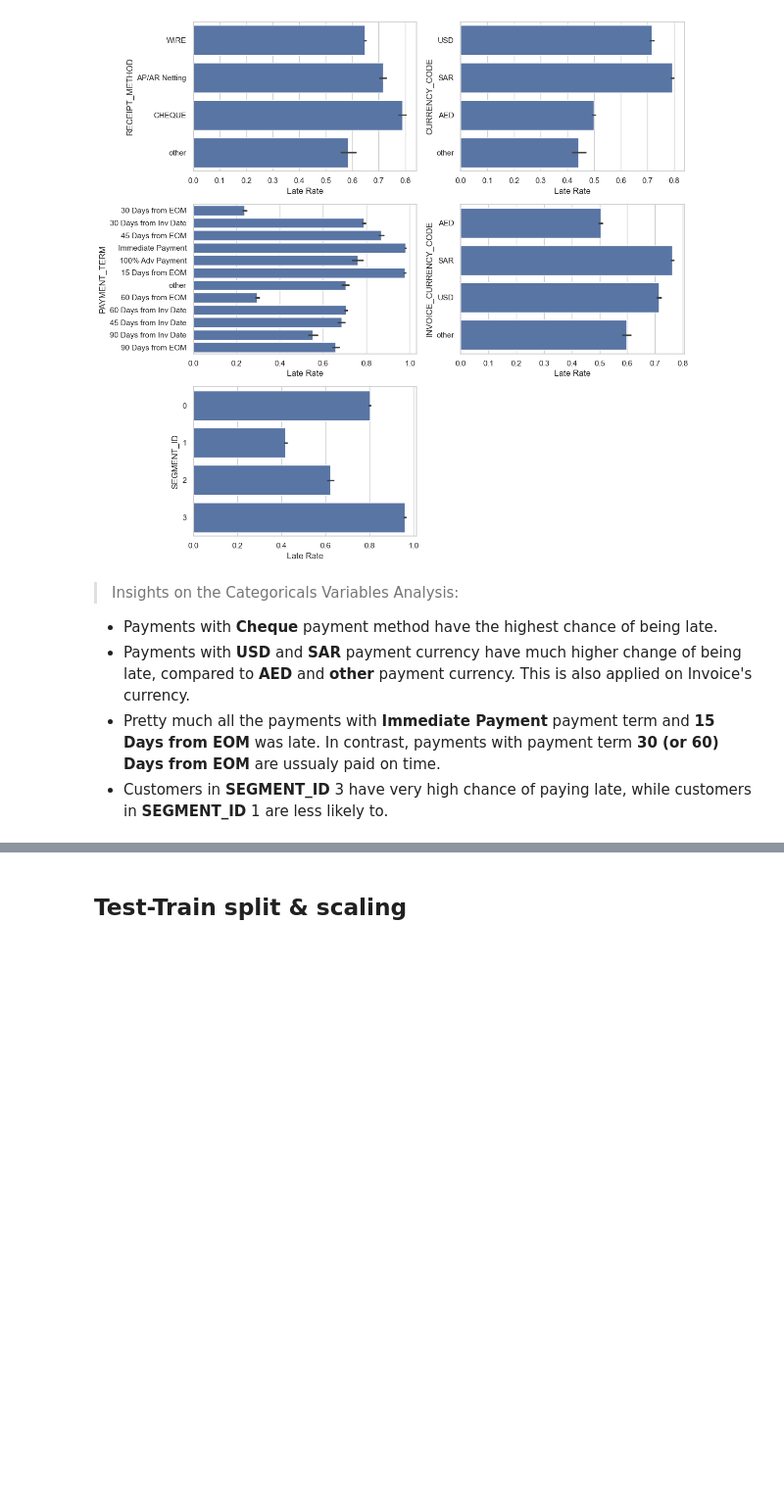
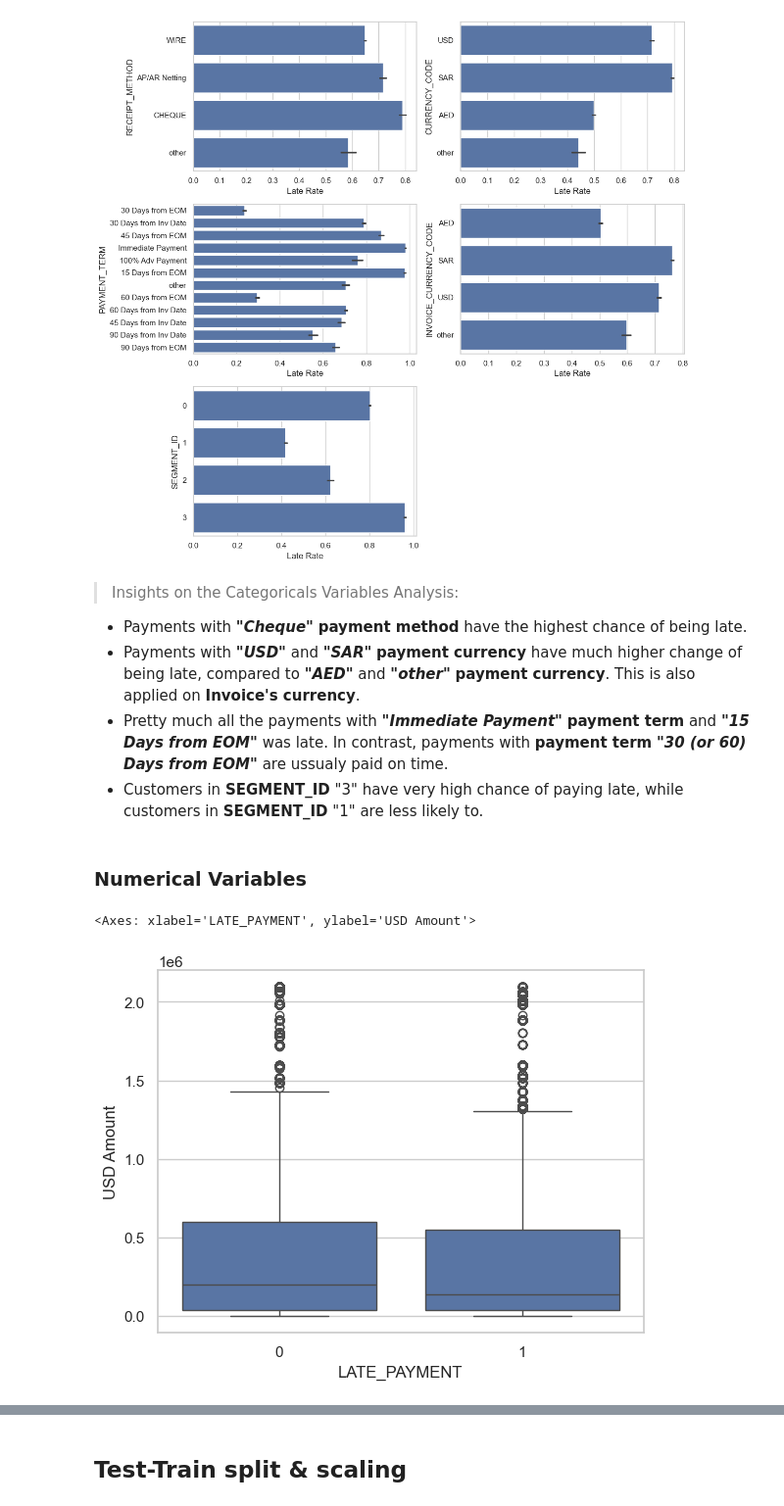
Before and after one commit to liemnh98/upGrad-Domain-Oriented-Case-Study, a Jupyter notebook: main_code.iPynb, the cells around one changed output, grey strips where cells are left out. Shown: that part at 98% size. Saved outputs shown, nothing was run; the diff lists cells and outputs as text; code cells hidden in the pictures; blank space fills up the shorter version.

```diff
--- a/main_code.iPynb
+++ b/main_code.iPynb
@@ -403,7 +403,15 @@ plt.show();
 [figure]
 # %% [markdown]
 > Insights on the Categoricals Variables Analysis:
-- Payments with **Cheque** payment method have the highest chance of being late.
-- Payments with **USD** and **SAR** payment currency have much higher change of being late, compared to **AED** and **other** payment currency. This is also applied on Invoice's currency.
-- Pretty much all the payments with **Immediate Payment** payment term and **15 Days from EOM** was late. In contrast, payments with payment term **30 (or 60) Days from EOM** are ussualy paid on time.
-- Customers in **SEGMENT_ID** 3 have very high chance of paying late, while customers in **SEGMENT_ID** 1 are less likely to.
+- Payments with ***"Cheque"*** **payment method** have the highest chance of being late.
+- Payments with ***"USD"*** and ***"SAR"*** **payment currency** have much higher change of being late, compared to ***"AED"*** and ***"other"*** **payment currency**. This is also applied on **Invoice's currency**.
+- Pretty much all the payments with ***"Immediate Payment"*** **payment term** and ***"15 Days from EOM"*** was late. In contrast, payments with **payment term** ***"30 (or 60) Days from EOM"*** are ussualy paid on time.
+- Customers in **SEGMENT_ID** "3" have very high chance of paying late, while customers in **SEGMENT_ID** "1" are less likely to.
+# %% [markdown]
+### Numerical Variables
+# %%
+# plot payment value
+sns.boxplot(x='LATE_PAYMENT', y='USD Amount', data=received)
+# %% [output]
+<Axes: xlabel='LATE_PAYMENT', ylabel='USD Amount'>
+[figure, added]
```
Also changed, not shown: parts of 8 cells of this notebook.
